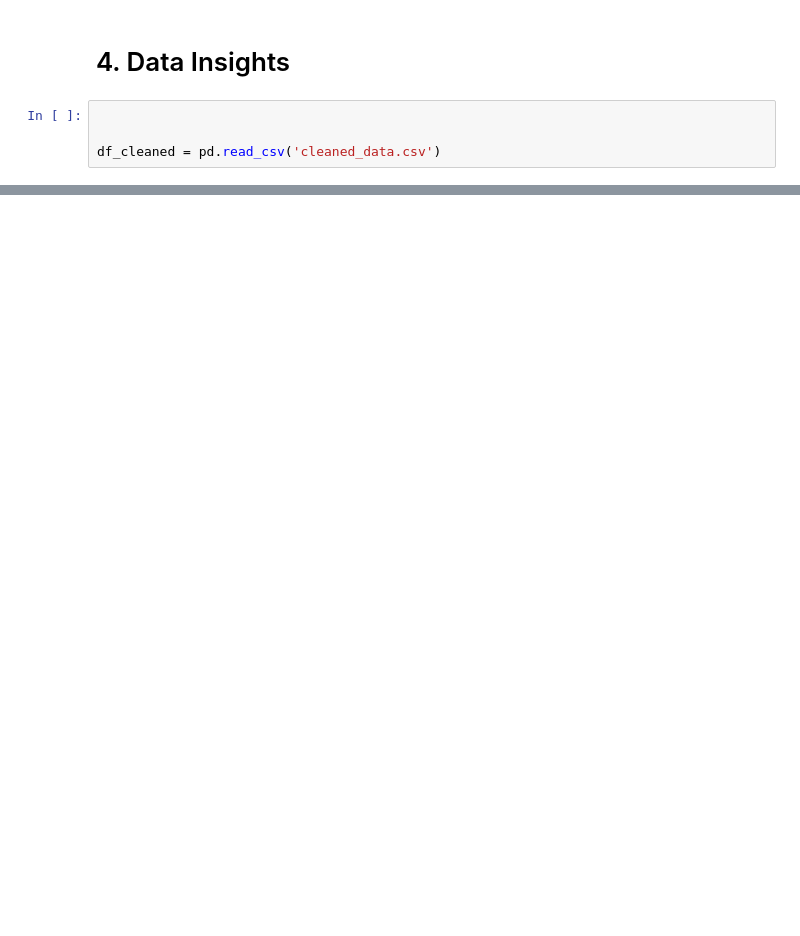
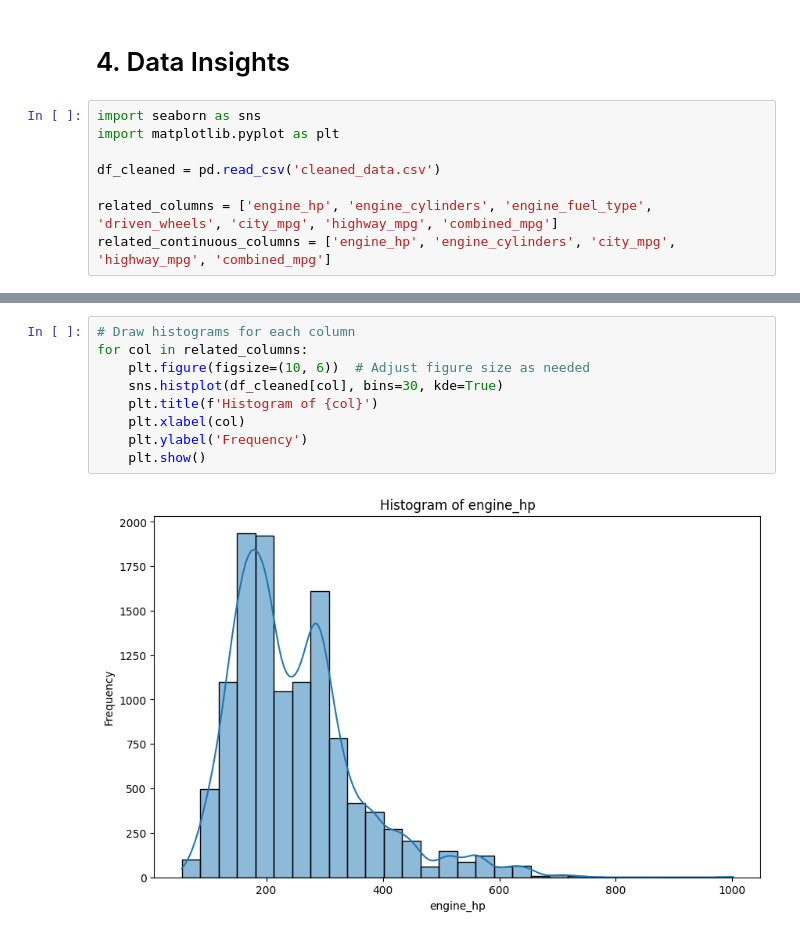
Before and after one commit to haotangphuoc/data-science-project, a Jupyter notebook: car_features/car_features_data_mining.ipynb, the cells around one changed output, grey strips where cells are left out. Cells and saved outputs as stored; diff of their text form; blank space fills up the shorter version.

```diff
--- a/car_features/car_features_data_mining.ipynb
+++ b/car_features/car_features_data_mining.ipynb
@@ -318,6 +321,10 @@ df_encoded.to_csv('cleaned_data.csv', index=False)
 # %% [markdown]
 # 4. Data Insights
 # %%
-
+import seaborn as sns
+import matplotlib.pyplot as plt
 
 df_cleaned = pd.read_csv('cleaned_data.csv')
+
+related_columns = ['engine_hp', 'engine_cylinders', 'engine_fuel_type', 'driven_wheels', 'city_mpg', 'highway_mpg', 'combined_mpg']
+related_continuous_columns = ['engine_hp', 'engine_cylinders', 'city_mpg', 'highway_mpg', 'combined_mpg']
@@ -323,0 +364,11 @@ df_cleaned = pd.read_csv('cleaned_data.csv')
+# %%
+# Draw histograms for each column
+for col in related_columns:
+    plt.figure(figsize=(10, 6))  # Adjust figure size as needed
+    sns.histplot(df_cleaned[col], bins=30, kde=True)
+    plt.title(f'Histogram of {col}')
+    plt.xlabel(col)
+    plt.ylabel('Frequency')
+    plt.show()
+# %% [output]
+[figure, added]
```
Also changed, not shown: parts of 11 cells of this notebook, 2 other files.
